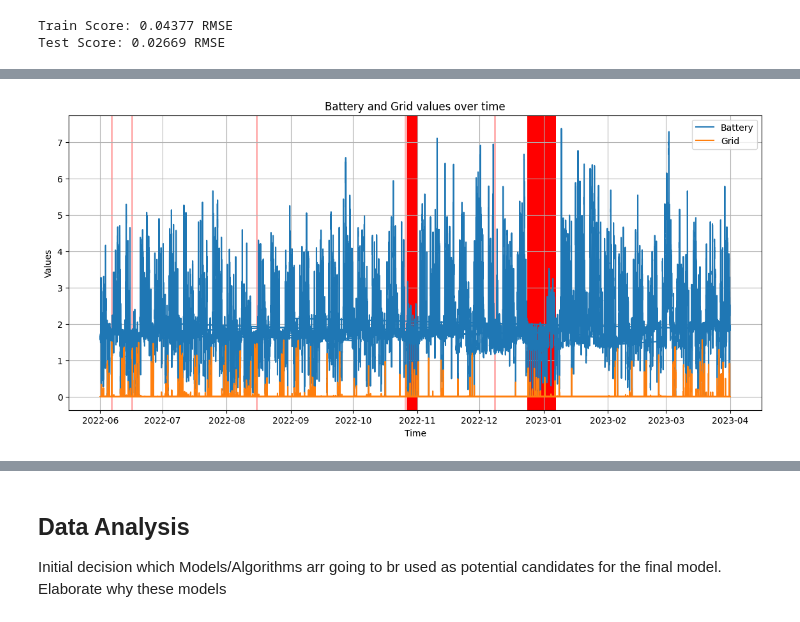
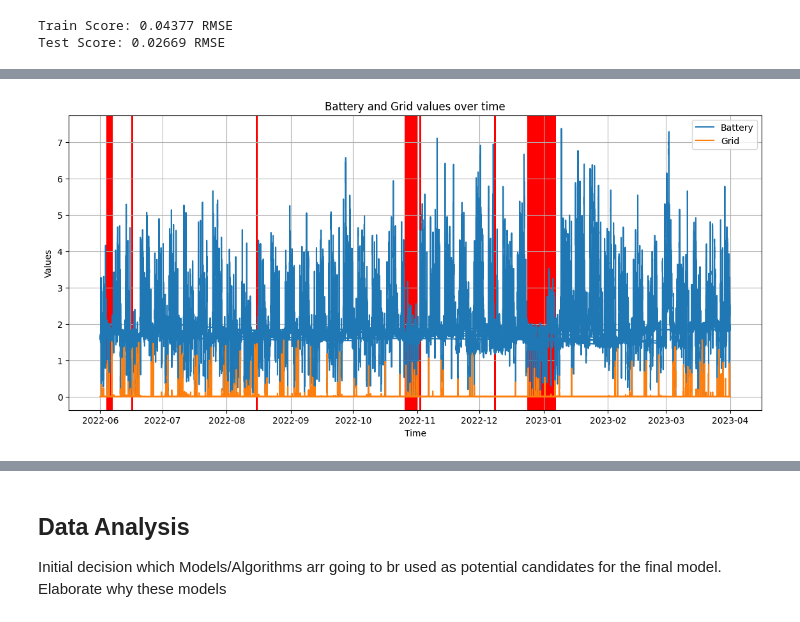
Before and after one commit to DrinoSan/ml-solar, a Jupyter notebook: EnergyPrediction_Aufgabe.ipynb, the cells around one changed output, grey strips where cells are left out. Saved outputs shown, nothing was run; the diff lists cells and outputs as text; code cells hidden in the pictures.

```diff
--- a/EnergyPrediction_Aufgabe.ipynb
+++ b/EnergyPrediction_Aufgabe.ipynb
@@ -108,3 +180,18 @@ ValueError: Length mismatch: Expected axis has 4 elements, new values have 5 ele
+# %%
+# Hinzufügen der Holiday daten als neue spalte (0,1)
+holidays_df = pd.read_csv('Feiertage/holidays.csv')
+
+# Konvetieren der datums werte mit to_datetime
+holidays_df['startDate'] = pd.to_datetime(holidays_df['startDate'], format='%Y-%m-%d')
+holidays_df['endDate'] = pd.to_datetime(holidays_df['endDate'], format='%Y-%m-%d')
+
+# Neue spalte für urlaub mit 0
+df['holiday'] = 0
+
+# 0 ist Anwesenheit frei, 1 ist keine Anwesenheit
+for i, row in holidays_df.iterrows():
+    # Set 'holiday' to 1 where the date is in the holiday date range
+    df.loc[(df['von'] >= row['startDate']) & (df['von'] <= row['endDate']), 'holiday'] = 1
 # %%
 from sklearn.preprocessing import MinMaxScaler
 from keras.models import Sequential
@@ -304,25 +413,25 @@ print(df.loc[df['holiday'] == 0, 'battery'].mean())
 # %%
 import matplotlib.pyplot as plt
 import matplotlib.dates as mdates
 
 plt.figure(figsize=(14, 6))
 
 # plot battery
 plt.plot(df['von'], df['battery'], label='Battery')
 
 # plot grid
 plt.plot(df['von'], df['grid'], label='Grid')
 
 # highlighting the holiday days
 holiday_days = df[df['holiday']==1]['von']
 for day in holiday_days:
-    plt.axvspan(day, day+pd.DateOffset(days=1), facecolor='r', alpha=0.3)
+    plt.axvspan(day, day+pd.DateOffset(days=1), facecolor='r', alpha=1)
 
 plt.title('Battery and Grid values over time')
 plt.xlabel('Time')
 plt.ylabel('Values')
 plt.legend(loc='best')
 plt.grid(True)
 plt.show()
 # %% [output]
-[figure, old version]
+[figure, new version]
```
Also changed, not shown: parts of 16 cells of this notebook, 2 other files.
